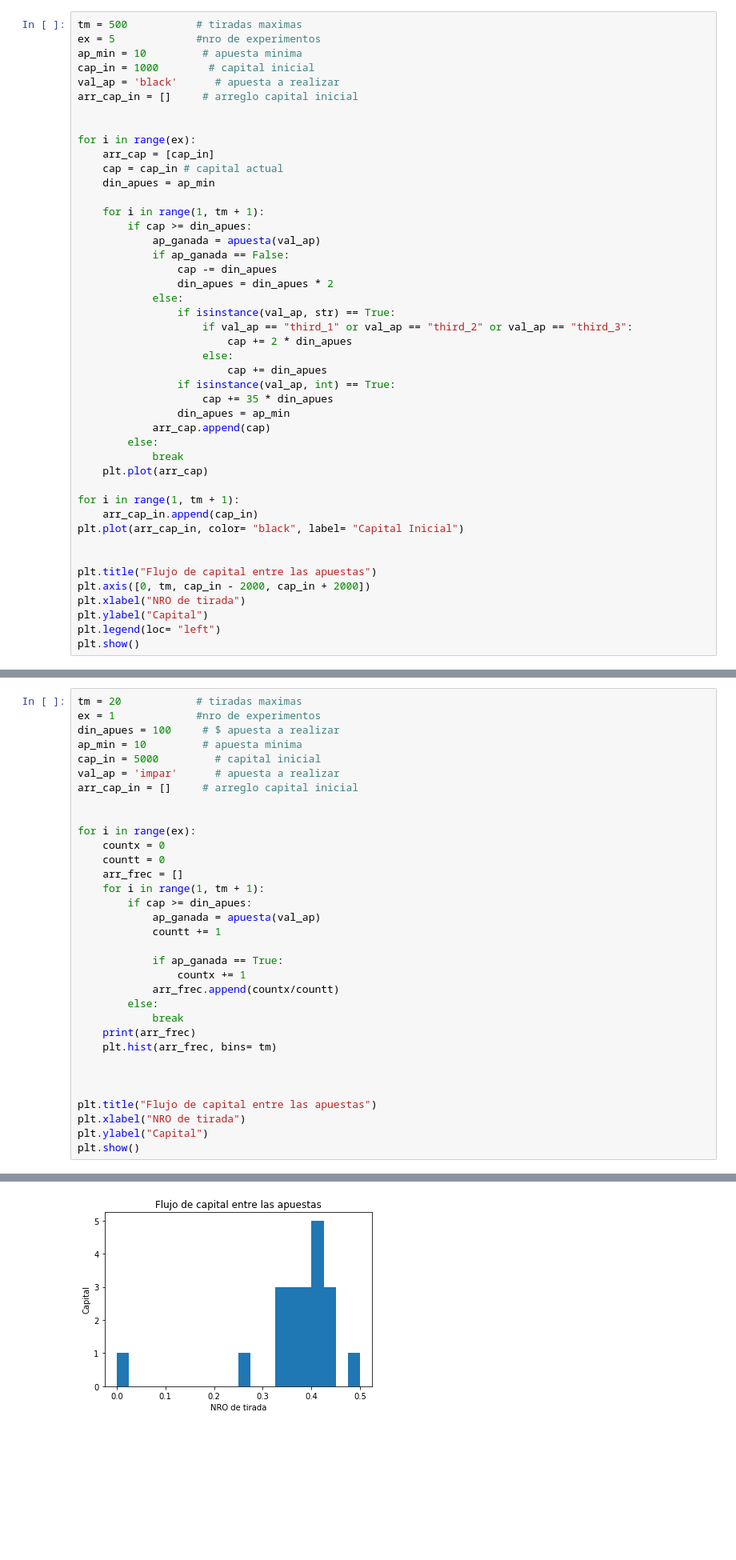
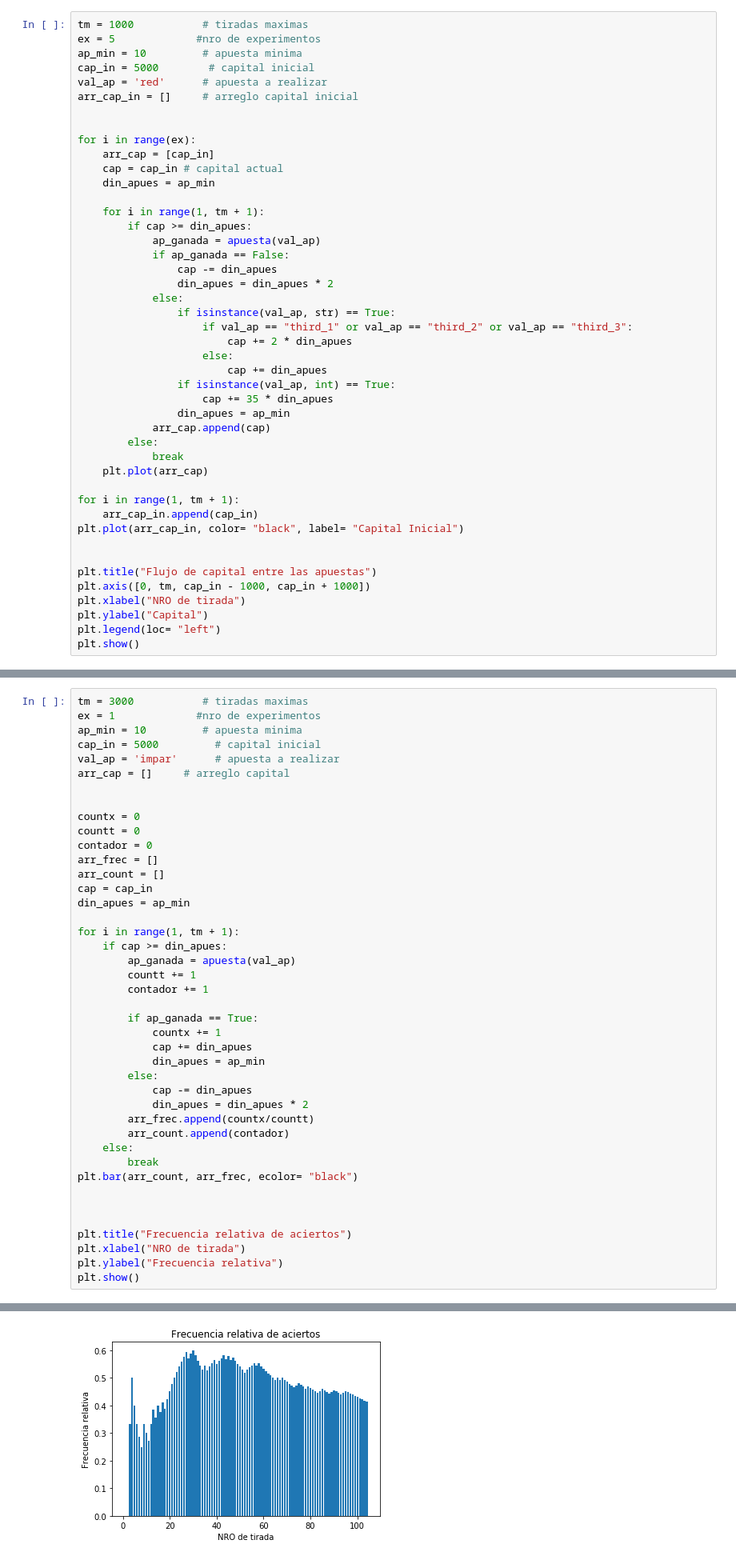
Before and after one commit to alejaz92/facultad, a Jupyter notebook: TP1.2 - Ruleta.ipynb, the cells around one changed output, grey strips where cells are left out. Shown at 80% size. Drawn from its saved outputs; the diff is of its cells as text; blank space fills up the shorter version.

```diff
--- a/TP1.2 - Ruleta.ipynb
+++ b/TP1.2 - Ruleta.ipynb
@@ -133,11 +133,11 @@ def apuesta(val_ap):
 # %% [markdown]
 #### Plot
 # %%
-tm = 500           # tiradas maximas
+tm = 1000           # tiradas maximas
 ex = 5             #nro de experimentos
 ap_min = 10         # apuesta minima
-cap_in = 1000        # capital inicial
-val_ap = 'black'      # apuesta a realizar
+cap_in = 5000        # capital inicial
+val_ap = 'red'      # apuesta a realizar
 arr_cap_in = []     # arreglo capital inicial
 
 
@@ -172,7 +172,7 @@ plt.plot(arr_cap_in, color= "black", label= "Capital Inicial")
 
 
 plt.title("Flujo de capital entre las apuestas")
-plt.axis([0, tm, cap_in - 2000, cap_in + 2000])
+plt.axis([0, tm, cap_in - 1000, cap_in + 1000])
 plt.xlabel("NRO de tirada")
 plt.ylabel("Capital")
 plt.legend(loc= "left")
@@ -184,34 +184,43 @@ plt.show()
 # %%
-tm = 20            # tiradas maximas
+tm = 3000           # tiradas maximas
 ex = 1             #nro de experimentos
-din_apues = 100     # $ apuesta a realizar
 ap_min = 10         # apuesta minima
 cap_in = 5000         # capital inicial
 val_ap = 'impar'      # apuesta a realizar
-arr_cap_in = []     # arreglo capital inicial
+arr_cap = []     # arreglo capital
 
 
-for i in range(ex):
-    countx = 0
-    countt = 0
-    arr_frec = []
-    for i in range(1, tm + 1):
-        if cap >= din_apues:
-            ap_ganada = apuesta(val_ap)
-            countt += 1
+countx = 0
+countt = 0
+contador = 0
+arr_frec = []
+arr_count = []
+cap = cap_in
+din_apues = ap_min
 
-            if ap_ganada == True:
-                countx += 1
-            arr_frec.append(countx/countt)
+for i in range(1, tm + 1):
+    if cap >= din_apues:
+        ap_ganada = apuesta(val_ap)
+        countt += 1
+        contador += 1
+
+        if ap_ganada == True:
+            countx += 1
+            cap += din_apues
+            din_apues = ap_min
         else:
-            break
-    print(arr_frec)
-    plt.hist(arr_frec, bins= tm)
+            cap -= din_apues
+            din_apues = din_apues * 2
+        arr_frec.append(countx/countt)
+        arr_count.append(contador)
+    else:
+        break
+plt.bar(arr_count, arr_frec, ecolor= "black")
 
 
 
-plt.title("Flujo de capital entre las apuestas")
+plt.title("Frecuencia relativa de aciertos")
 plt.xlabel("NRO de tirada")
-plt.ylabel("Capital")
+plt.ylabel("Frecuencia relativa")
 plt.show()
 # %% [output]
@@ -219,4 +227,4 @@ plt.show()
-[figure, old version]
+[figure, new version]
 # %% [markdown]
 ### Capital Ilimitado
 # %% [markdown]
```
Also changed, not shown: parts of 26 cells of this notebook, 1 other file.
